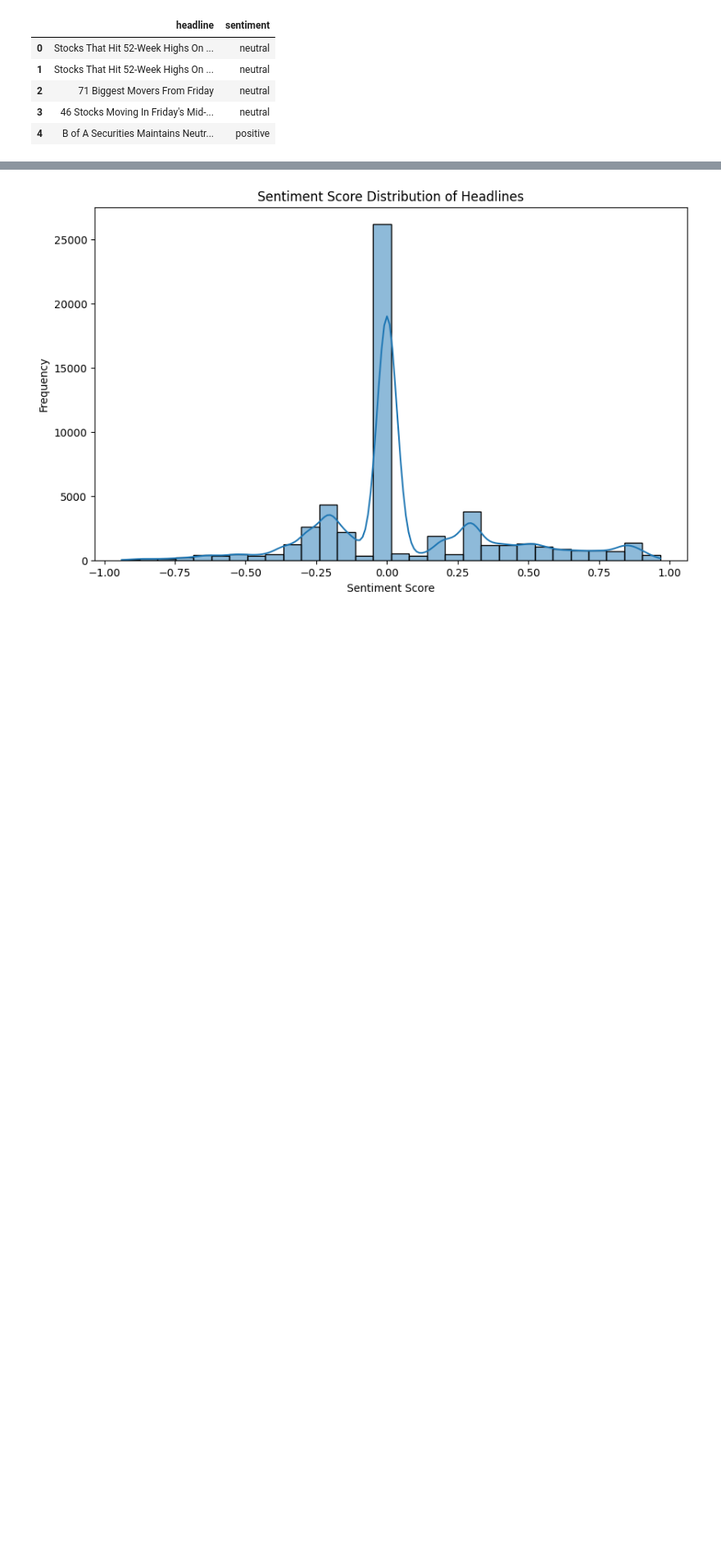
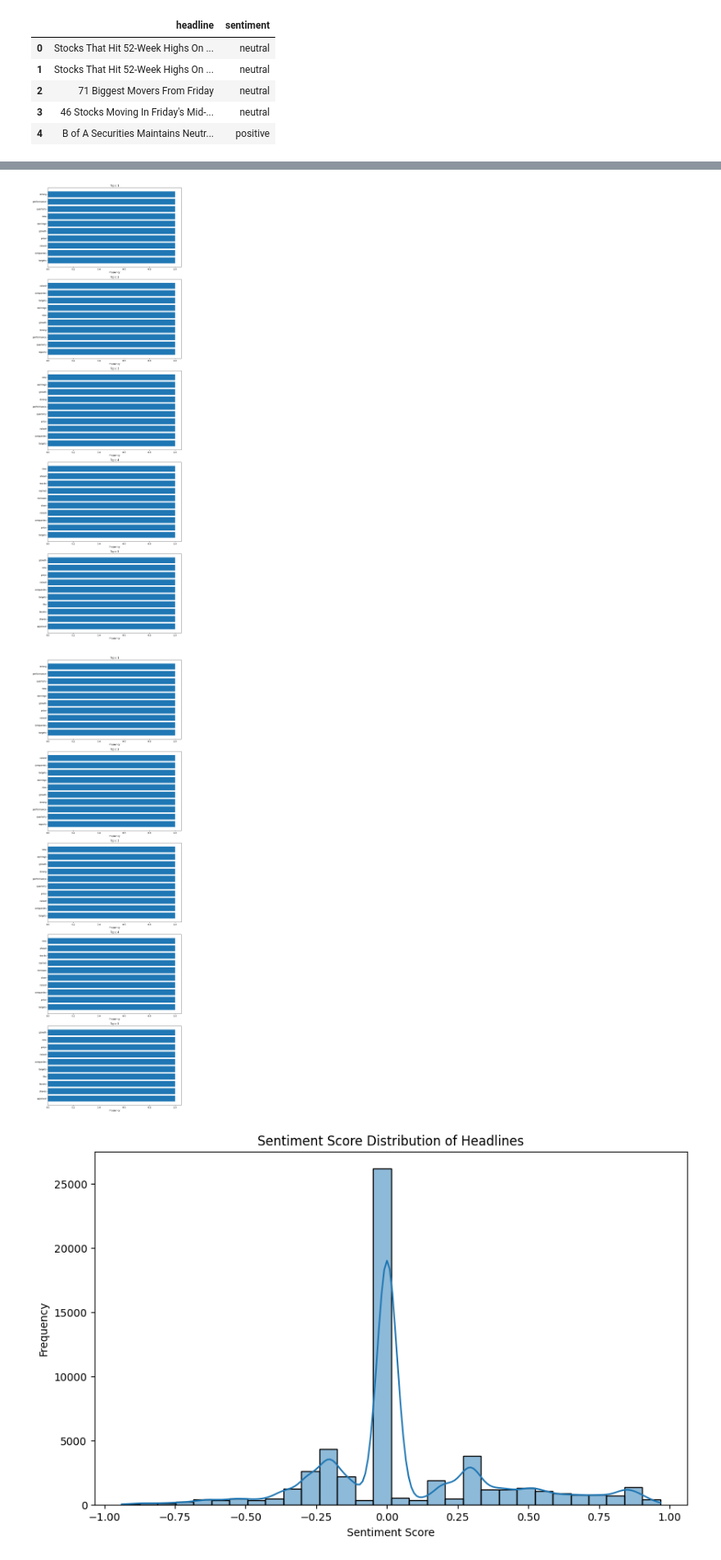
Before and after one commit to vlazacck/week-1, a Jupyter notebook: notebooks/eda.ipynb, the cells around one changed output, grey strips where cells are left out. Shown at 82% size. Saved outputs shown, nothing was run; the diff lists cells and outputs as text; code cells hidden in the pictures; blank space fills up the shorter version.

```diff
--- a/notebooks/eda.ipynb
+++ b/notebooks/eda.ipynb
@@ -175,3 +238,68 @@ cleaned_data[['headline', 'sentiment']].head()
+# %%
+from sklearn.decomposition import LatentDirichletAllocation
+from sklearn.feature_extraction.text import TfidfVectorizer
+import matplotlib.pyplot as plt
+import numpy as np
+
+# Sample data (headlines)
+documents = [
+    "FDA approval boosts shares",
+    "Price targets raised for companies",
+    "New reports on earnings growth",
+    "Stocks increase ahead of market close",
+    "Reports show strong quarterly performance"
+]
+
+# Step 1: Vectorize the documents
+vectorizer = TfidfVectorizer(stop_words='english')
+X = vectorizer.fit_transform(documents)
+
+# Step 2: Train the LDA model
+lda_model = LatentDirichletAllocation(n_components=5, random_state=42)
+lda_model.fit(X)
+
+# Step 3: Get the top words from each topic
+def get_top_words(lda_model, vectorizer, n_top_words=10):
+    terms = vectorizer.get_feature_names_out()
+    topic_words = []
+    for topic_idx, topic in enumerate(lda_model.components_):
+        top_indices = topic.argsort()[-n_top_words:][::-1]
+        top_words = [terms[i] for i in top_indices]
+        topic_words.append(top_words)
+    return topic_words
+
+n_top_words = 10  # Display top 10 words
+topic_words = get_top_words(lda_model, vectorizer, n_top_words)
+
+# Step 4: Plot the top words for each topic
+num_topics = len(topic_words)
+fig, axes = plt.subplots(num_topics, 1, figsize=(10, 6 * num_topics))
+
+for i, top_words in enumerate(topic_words):
+    axes[i].barh(range(len(top_words)), [1] * len(top_words), align='center')
+    axes[i].set_yticks(range(len(top_words)))
+    axes[i].set_yticklabels(top_words)
+    axes[i].set_xlabel('Frequency')
+    axes[i].set_title(f'Topic {i + 1}')
+
+plt.tight_layout()
+plt.show()
+
+num_topics = len(topic_words)
+fig, axes = plt.subplots(num_topics, 1, figsize=(10, 6 * num_topics))
+
+for i, top_words in enumerate(topic_words):
+    axes[i].barh(range(len(top_words)), [1] * len(top_words), align='center')
+    axes[i].set_yticks(range(len(top_words)))
+    axes[i].set_yticklabels(top_words)
+    axes[i].set_xlabel('Frequency')
+    axes[i].set_title(f'Topic {i + 1}')
+
+plt.tight_layout()
+plt.show()
+# %% [output]
+[figure, added]
+[figure, added]
 # %%
 # Import necessary libraries for topic modeling
 import gensim
```
Also changed, not shown: parts of 2 cells of this notebook, 8 other files.
